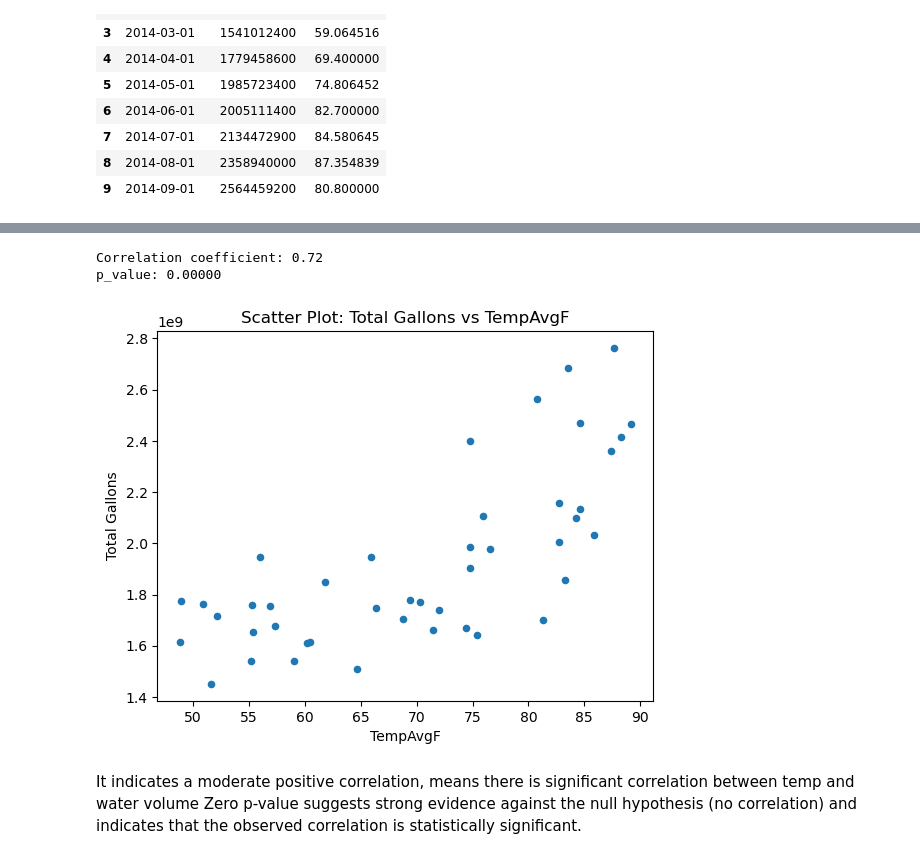
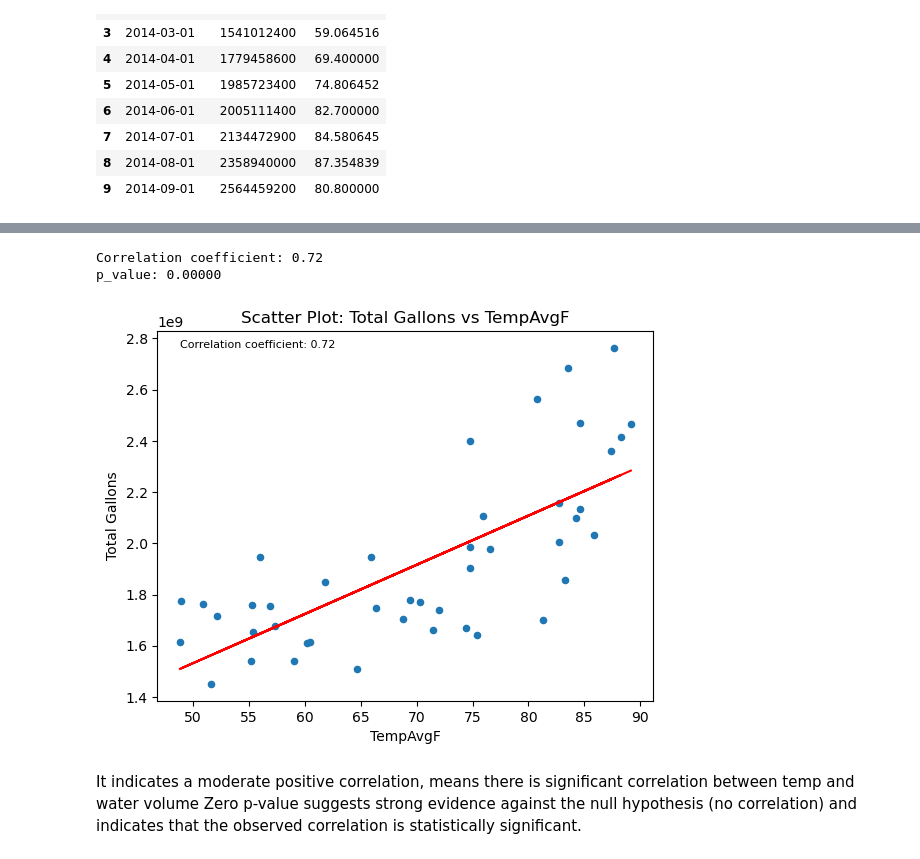
Before and after one commit to kadyepley/project-one, a Jupyter notebook: Austin_Weather_Water/austin_weather_water.ipynb, the cells around one changed output, grey strips where cells are left out. Cells and saved outputs as stored; diff of their text form; code cells hidden in the pictures.

Commit message:
"more plots"

```diff
--- a/Austin_Weather_Water/austin_weather_water.ipynb
+++ b/Austin_Weather_Water/austin_weather_water.ipynb
@@ -130,36 +112,39 @@ plt.show()
 # %%
+
+# Set 'Date' column as the index
+date_index_df = merged_df.set_index('Date', inplace=False)
 # Create the scatter plot
 date_index_df.plot(kind='scatter', x='TempAvgF', y='Total Gallons')
 
 # Add labels and title
 plt.xlabel('TempAvgF')
 plt.ylabel('Total Gallons')
 plt.title('Scatter Plot: Total Gallons vs TempAvgF')
 correlation = st.pearsonr(date_index_df['Total Gallons'],date_index_df['TempAvgF'])
 
 # Calculate correlation coefficient
 correlation_coefficient = correlation[0]
 correlation_text = f'Correlation coefficient: {correlation_coefficient:.2f}'
 p_value = correlation[1]
 p_value_text=f'p_value: {p_value:.5f}'
 
 print(correlation_text)
 print(p_value_text)
 # Add correlation text to the plot
-#plt.text(merged_df['TempAvgF'].min(), merged_df['Total Gallons'].max(), correlation_text, fontsize=12)
+plt.text(merged_df['TempAvgF'].min(), merged_df['Total Gallons'].max(), correlation_text, fontsize=8)
 
 # # Perform linear regression
-# (slope, intercept, rvalue, pvalue, stderr) = linregress(merged_df['Total Gallons'], merged_df['TempAvgF'])
-# regress_values = merged_df['Total Gallons'] * slope + intercept # (xm + y)
+(slope, intercept, rvalue, pvalue, stderr) = linregress( merged_df['TempAvgF'],merged_df['Total Gallons'])
+regress_values = merged_df['TempAvgF'] * slope + intercept # (xm + y)
 
 # # generate line plot (color is red and solid)
-# plt.plot(merged_df['Total Gallons'],regress_values,"r-")
+plt.plot(merged_df['TempAvgF'],regress_values,"r-")
 # Display the plot
 plt.show()
 # %% [output]
 Correlation coefficient: 0.72
 p_value: 0.00000
-[figure, old version]
+[figure, new version]
 # %% [markdown]
 It indicates a moderate positive correlation, means there is significant correlation between temp and water volume
 Zero p-value suggests strong evidence against the null hypothesis (no correlation) and indicates that the observed correlation is statistically significant.
```
Also changed, not shown: parts of 10 cells of this notebook, 1 other file.
